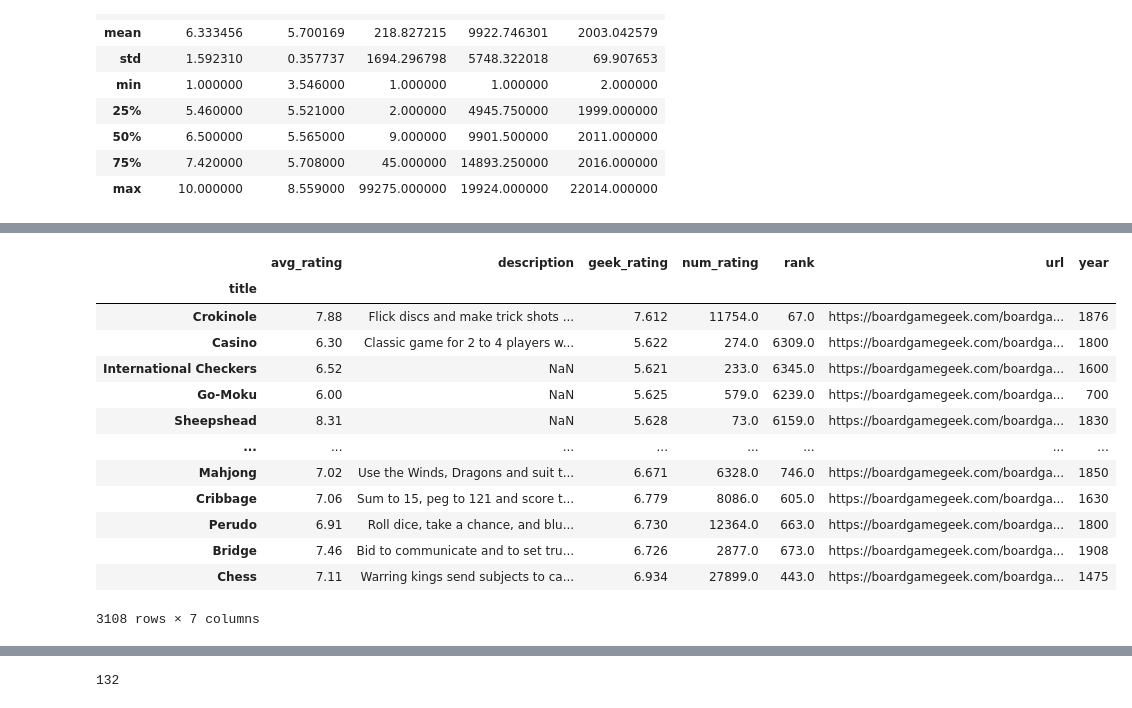
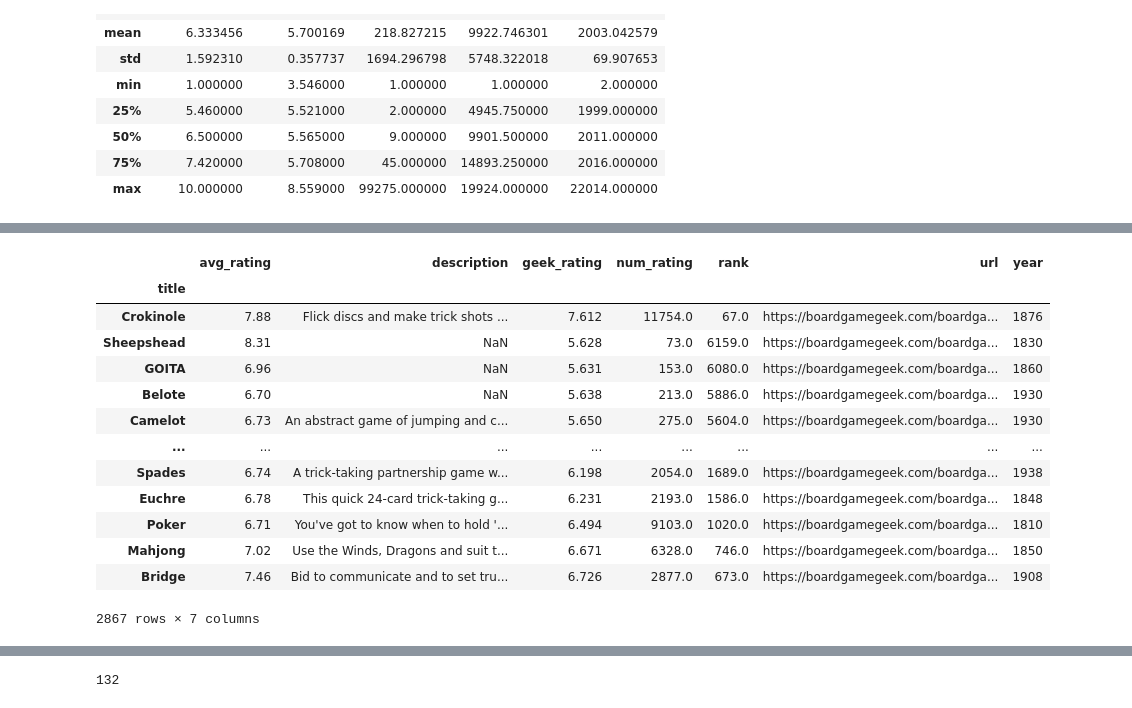
Before and after one commit to viviannc23/boardgame, a Jupyter notebook: boardgame_exploration.ipynb, the cells around one changed output, grey strips where cells are left out. Saved outputs shown, nothing was run; the diff lists cells and outputs as text; code cells hidden in the pictures.

```diff
--- a/boardgame_exploration.ipynb
+++ b/boardgame_exploration.ipynb
@@ -49,0 +47,4 @@ Name: year, Length: 327, dtype: int64
+# %%
+df.sort_values('year',ascending=False)
+df1 = df.loc[df.year<2100]
+df1.shape
@@ -49,0 +53,3 @@ Name: year, Length: 327, dtype: int64
+# %%
+df1 = df1.loc[df1.year>1800]
+df1.sort_values('year').head()
@@ -104,4 +72,0 @@ df.sort_values('num_rating')
-# %%
-#df1 cleans for all games without ratings
-df1 = df.dropna(subset=['num_rating'])
-df1.sort_values('num_rating')
@@ -137,21 +113,21 @@ plt.hist(np.log(df1.num_rating.dropna()),bins=20)
 # %%
 # df[df.num_rating>10][df.year<1950]['year'].value_counts()
-df[df.year<1950]
+df1[df1.year<1950]
 # %% [output]
 |  | avg_rating | description | geek_rating | num_rating | rank | url | year |
 | title |  |  |  |  |  |  |  |
 | Crokinole | 7.88 | Flick discs and make trick shots ... | 7.612 | 11754.0 | 67.0 | https://boardgamegeek.com/boardga... | 1876 |
-| Casino | 6.30 | Classic game for 2 to 4 players w... | 5.622 | 274.0 | 6309.0 | https://boardgamegeek.com/boardga... | 1800 |
-| International Checkers | 6.52 | NaN | 5.621 | 233.0 | 6345.0 | https://boardgamegeek.com/boardga... | 1600 |
-| Go-Moku | 6.00 | NaN | 5.625 | 579.0 | 6239.0 | https://boardgamegeek.com/boardga... | 700 |
 | Sheepshead | 8.31 | NaN | 5.628 | 73.0 | 6159.0 | https://boardgamegeek.com/boardga... | 1830 |
+| GOITA | 6.96 | NaN | 5.631 | 153.0 | 6080.0 | https://boardgamegeek.com/boardga... | 1860 |
+| Belote | 6.70 | NaN | 5.638 | 213.0 | 5886.0 | https://boardgamegeek.com/boardga... | 1930 |
+| Camelot | 6.73 | An abstract game of jumping and c... | 5.650 | 275.0 | 5604.0 | https://boardgamegeek.com/boardga... | 1930 |
 | ... | ... | ... | ... | ... | ... | ... | ... |
+| Spades | 6.74 | A trick-taking partnership game w... | 6.198 | 2054.0 | 1689.0 | https://boardgamegeek.com/boardga... | 1938 |
+| Euchre | 6.78 | This quick 24-card trick-taking g... | 6.231 | 2193.0 | 1586.0 | https://boardgamegeek.com/boardga... | 1848 |
+| Poker | 6.71 | You've got to know when to hold '... | 6.494 | 9103.0 | 1020.0 | https://boardgamegeek.com/boardga... | 1810 |
 | Mahjong | 7.02 | Use the Winds, Dragons and suit t... | 6.671 | 6328.0 | 746.0 | https://boardgamegeek.com/boardga... | 1850 |
-| Cribbage | 7.06 | Sum to 15, peg to 121 and score t... | 6.779 | 8086.0 | 605.0 | https://boardgamegeek.com/boardga... | 1630 |
-| Perudo | 6.91 | Roll dice, take a chance, and blu... | 6.730 | 12364.0 | 663.0 | https://boardgamegeek.com/boardga... | 1800 |
 | Bridge | 7.46 | Bid to communicate and to set tru... | 6.726 | 2877.0 | 673.0 | https://boardgamegeek.com/boardga... | 1908 |
-| Chess | 7.11 | Warring kings send subjects to ca... | 6.934 | 27899.0 | 443.0 | https://boardgamegeek.com/boardga... | 1475 |
-3108 rows × 7 columns
+2867 rows × 7 columns
 # %%
 boardgame_df = df.loc[df.year>1950,:]
 boardgame_df = boardgame_df.loc[boardgame_df.year<2100,:]
```
Also changed, not shown: parts of 62 cells of this notebook, 4 other files.
